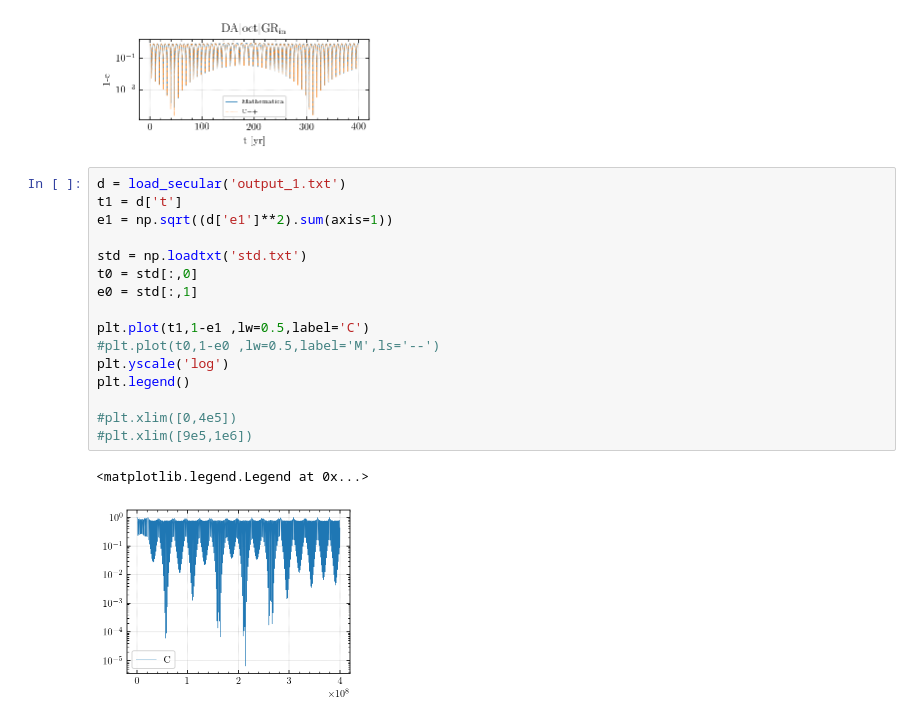
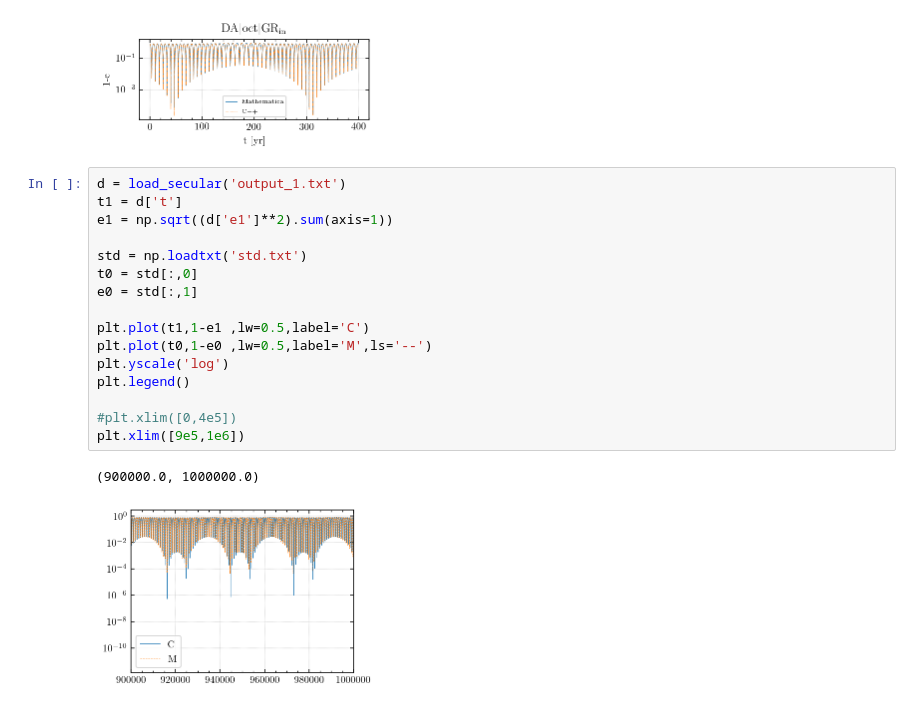
Before and after one commit to YihanWangAstro/Secular, a Jupyter notebook: draw_compare.ipynb, the cells around one changed output. Drawn from its saved outputs; the diff is of its cells as text.

```diff
--- a/draw_compare.ipynb
+++ b/draw_compare.ipynb
@@ -154,19 +154,19 @@ for i in seq:
 # %%
 d = load_secular('output_1.txt')
 t1 = d['t']
 e1 = np.sqrt((d['e1']**2).sum(axis=1))
 
 std = np.loadtxt('std.txt')
 t0 = std[:,0]
 e0 = std[:,1]
 
 plt.plot(t1,1-e1 ,lw=0.5,label='C')
-#plt.plot(t0,1-e0 ,lw=0.5,label='M',ls='--')
+plt.plot(t0,1-e0 ,lw=0.5,label='M',ls='--')
 plt.yscale('log')
 plt.legend()
 
 #plt.xlim([0,4e5])
-#plt.xlim([9e5,1e6])
+plt.xlim([9e5,1e6])
 # %% [output]
-<matplotlib.legend.Legend at 0x...>
+(900000.0, 1000000.0)
-[figure, old version]
+[figure, new version]
```
Also changed, not shown: 16 other files.
